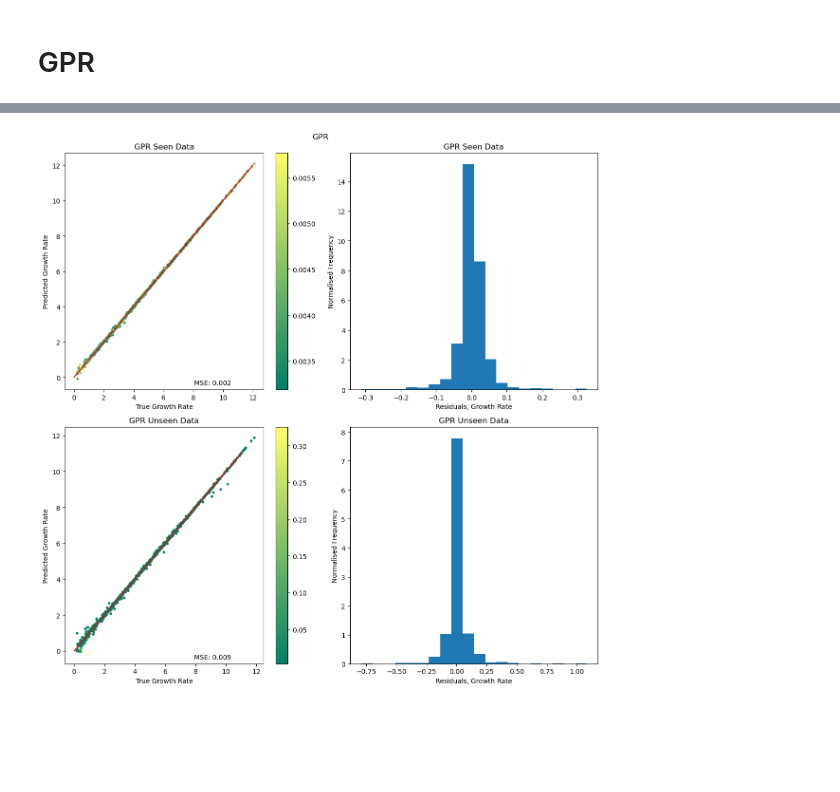
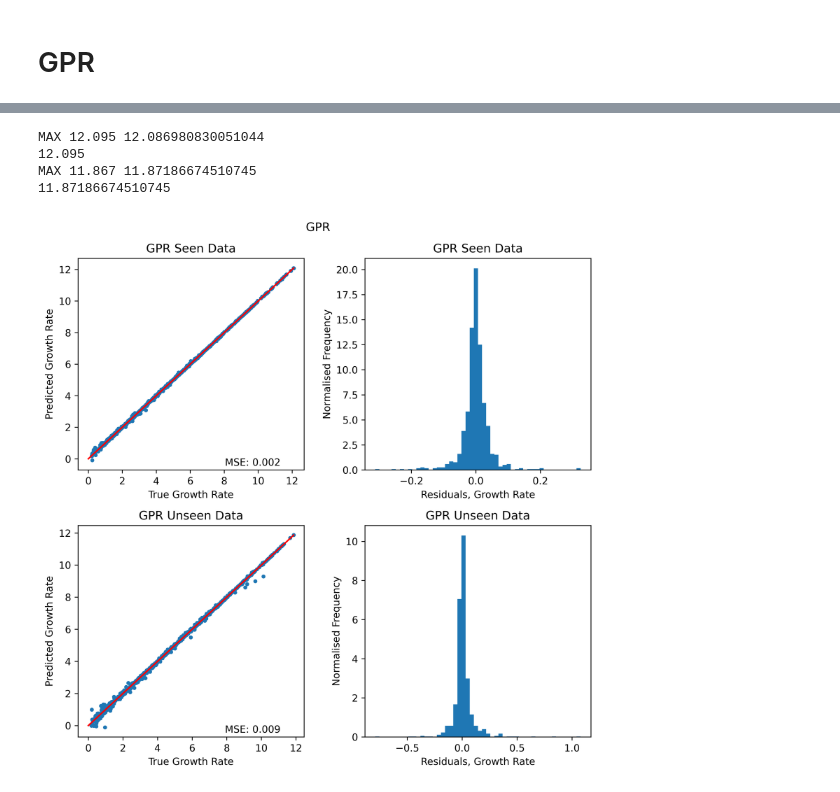
Before and after one commit to DanHarJor/DEEPlasma, a Jupyter notebook: surrogate_pipeline.ipynb, the cells around one changed output, grey strips where cells are left out. Drawn from its saved outputs; the diff is of its cells as text; code cells hidden in the pictures; blank space fills up the shorter version.

```diff
--- a/surrogate_pipeline.ipynb
+++ b/surrogate_pipeline.ipynb
@@ -11,10 +14,14 @@ import sys
 sys.path.append(os.path.join(os.getcwd(),'GENE_ML','enchanted-surrogates','src'))
 
 
-parameters = ['box-kymin', '_grp_species_1-omt', 'species-omn']
-bounds = [(0.05,1), (10,70), (5,60)]
-num_samples = 10
+parameters = ['box-kymin', '_grp_species_1-omt', '_grp_species_0-omt', 'species-omn', 'geometry-q0', 'geometry-shat', 'general-beta']
+bounds = [(0.05,1), (10,70), (10,70), (5,60), (3,6), (0.001,4), (0.1E-2,0.4E-2)]
 
+#Working fine
+# parameters = ['box-kymin', '_grp_species_1-omt', 'species-omn']
+# bounds = [(0.05,1), (10,70), (5,60)]
+
+num_samples = 5000
 sampler = Uniform(parameters=parameters, bounds=bounds, num_samples=num_samples)
 
 ##Parser
@@ -22,7 +29,7 @@ sampler = Uniform(parameters=parameters, bounds=bounds, num_samples=num_samples)
 # wite_input_file takes a parameters file from base_params_path and a set of points in the form of a dict {param1:[point1,point2...], param2:[point1,point2...]...}
 #  It will then create a parameters file that can scan over all the points.
 base_params_path = os.path.join(os.getcwd(),'parameters_base_dp')
-remote_save_dir='/scratch/project_462000451/gene_out/gene_auto/testing_batchscans'
+remote_save_dir='/scratch/project_462000451/gene_out/gene_auto/5000s_7p'
 parser = GENE_scan_parser(base_params_path, remote_save_dir)
 
 ## Runner
@@ -38,9 +45,8 @@ runner = GENErunner(parser, remote_run_dir, host, sbatch_base_path, guess_sample
 ##Executor
 #The executor will divide the samples into batches; one for each worker. Each batch will be ran in paralell in seperate sbatch jobs.
 # The executor should alter a base batch script to account for that less samples will be ran.
-num_workers = 5
+num_workers = 20
 executor = ScanExecutor(num_workers, sampler, runner)
-executor.start_runs()
 # if project == 'UQ':
 #     #UQ
 #     ##Sampler args dependant on sampler chosen
@@ -120,0 +64,8 @@ RANDOMLY SPLITTING DATA INTO TEST AND TRAINING SETS: 50% test, 50 training.
+# %%
+from GENE_ML.gene_ml.dataset.ScanData import ScanData
+host = 'lumi'
+data_name = '5000s_7p'
+# data_set = ScanData(data_name, parser, host, remote_path=remote_save_dir, test_percentage=50)
+
+#If the data is already loaded from the remote to local .../scanlogs/<data_name> then the host and remote path can be ommitted
+data_set = ScanData(data_name, parser, test_percentage=10)
@@ -198,18 +179,27 @@ Objective : 3349.483386190223
 # %%
+import matplotlib.pyplot as plt
+from GENE_ML.gene_ml import visualise as vis
+
 ncol=2
 nrow=2
-size=6
+size=4
 model_name = 'GPR'
-fig_residuals, [[ax1,ax2],[ax3,ax4]] = plt.subplots(nrow,ncol, figsize=(size*ncol,size*nrow))
+fig_residuals, [[ax1,ax2],[ax3,ax4]] = plt.subplots(nrow,ncol, figsize=(size*ncol,size*nrow), dpi=600)
 
-vis.residual_plot(ax1, fig_residuals, data_set.growthrate_train, growthrate_predict_seen, var_name='Growth Rate', title=f'{model_name} Seen Data', y_pred_err=growthrate_predict_seen_errors)
-vis.residual_hist(ax2, fig_residuals, data_set.growthrate_train, growthrate_predict_seen, var_name='Growth Rate', title=f'{model_name} Seen Data')
+vis.residual_plot(ax1, fig_residuals, data_set.growthrate_train, results_gpr.growthrate_predict_seen, var_name='Growth Rate', title=f'{model_name} Seen Data')#, y_pred_err=growthrate_predict_seen_errors)
+vis.residual_hist(ax2, fig_residuals, data_set.growthrate_train, results_gpr.growthrate_predict_seen, var_name='Growth Rate', title=f'{model_name} Seen Data')
 
-vis.residual_plot(ax3, fig_residuals, data_set.growthrate_test, growthrate_predict_unseen, var_name='Growth Rate', title=f'{model_name} Unseen Data', y_pred_err=growthrate_predict_unseen_errors)
-vis.residual_hist(ax4, fig_residuals, data_set.growthrate_test, growthrate_predict_unseen, var_name='Growth Rate', title=f'{model_name} Unseen Data')
+vis.residual_plot(ax3, fig_residuals, data_set.growthrate_test, results_gpr.growthrate_predict_unseen, var_name='Growth Rate', title=f'{model_name} Unseen Data')#, y_pred_err=growthrate_predict_unseen_errors)
+vis.residual_hist(ax4, fig_residuals, data_set.growthrate_test, results_gpr.growthrate_predict_unseen, var_name='Growth Rate', title=f'{model_name} Unseen Data')
+
+# ax4.sharex(ax2)
 
 fig_residuals.suptitle(model_name)
 fig_residuals.tight_layout()
 fig_residuals.show()
 # %% [output]
+MAX 12.095 12.086980830051044
+12.095
+MAX 11.867 11.87186674510745
+11.87186674510745
-[figure, old version]
+[figure, new version]
```
Also changed, not shown: parts of 11 cells of this notebook, 11 other files.
